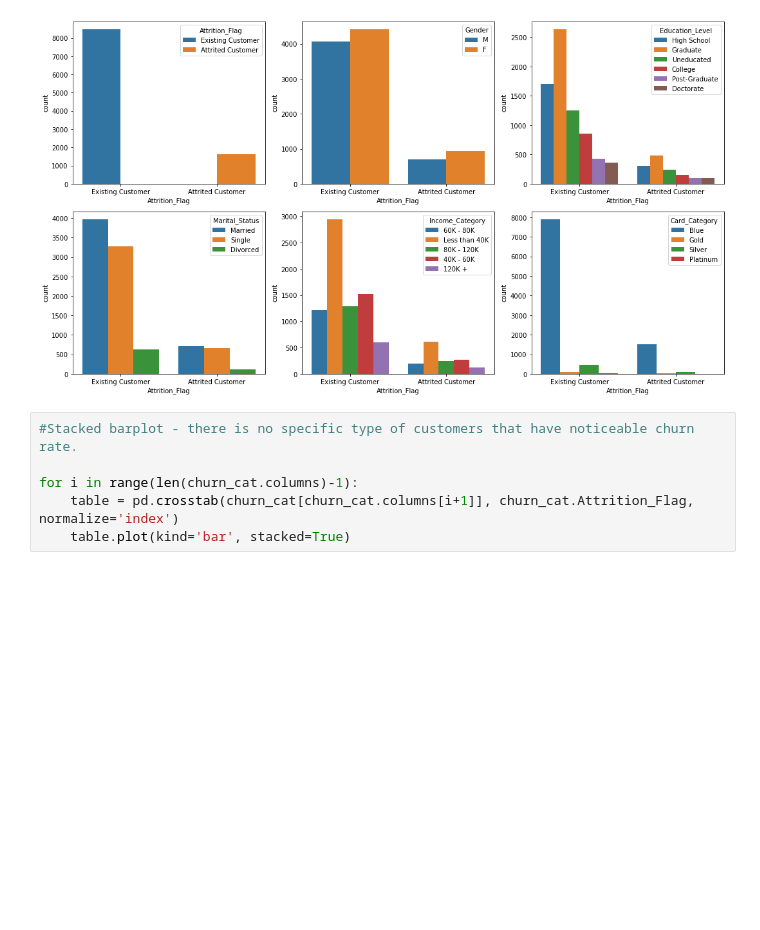
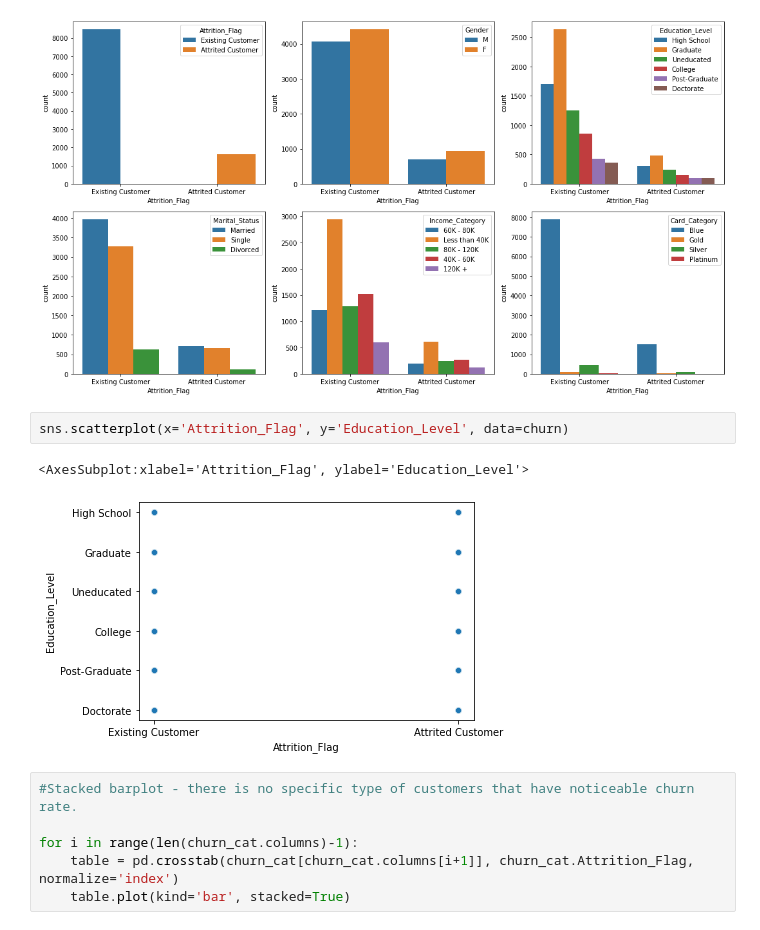
Before and after one commit to machquocvu/Springboard_Capstone2, a Jupyter notebook: Code/Capstone2_EDA.ipynb, the cells around one changed output. Saved outputs shown, nothing was run; the diff lists cells and outputs as text; blank space fills up the shorter version.

```diff
--- a/Code/Capstone2_EDA.ipynb
+++ b/Code/Capstone2_EDA.ipynb
@@ -118,6 +118,11 @@ for i in range(len(churn_cat.columns)):
 plt.tight_layout()
 # %% [output]
 [figure]
+# %%
+sns.scatterplot(x='Attrition_Flag', y='Education_Level', data=churn)
+# %% [output]
+<AxesSubplot:xlabel='Attrition_Flag', ylabel='Education_Level'>
+[figure, added]
 # %%
 #Stacked barplot - there is no specific type of customers that have noticeable churn rate.
 
```
Also changed, not shown: parts of 2 cells of this notebook.
